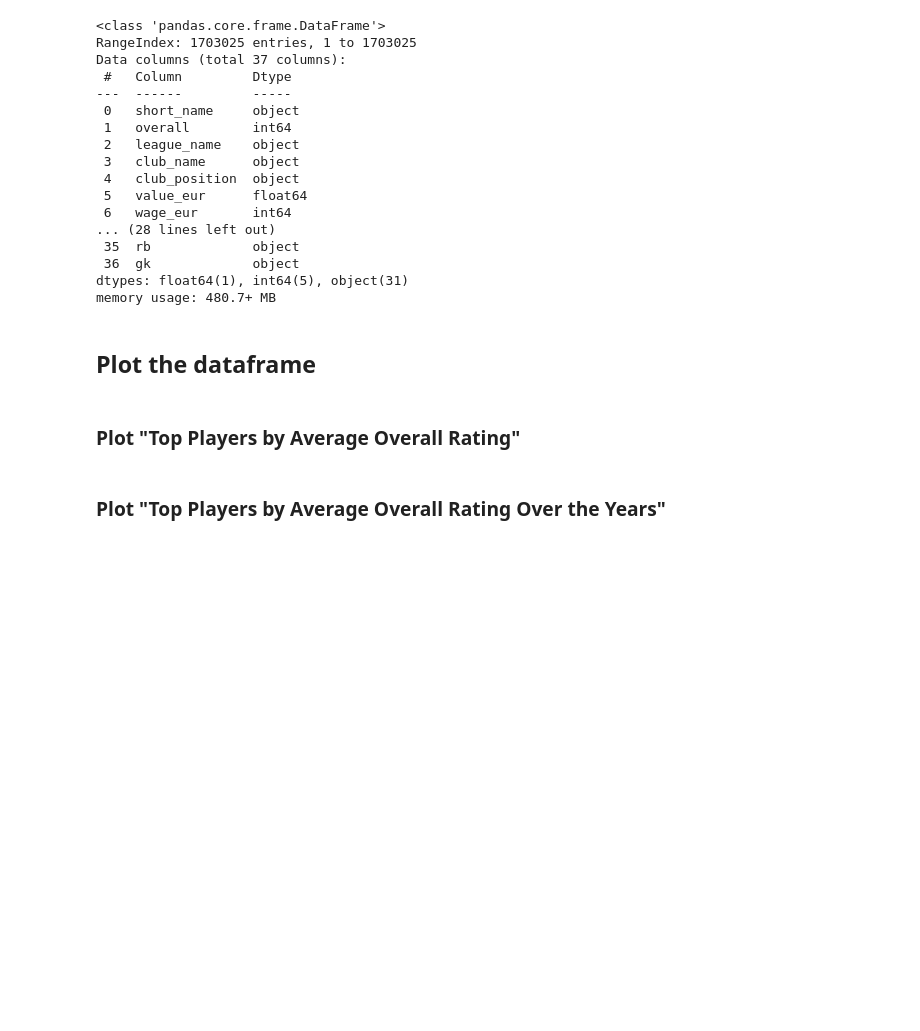
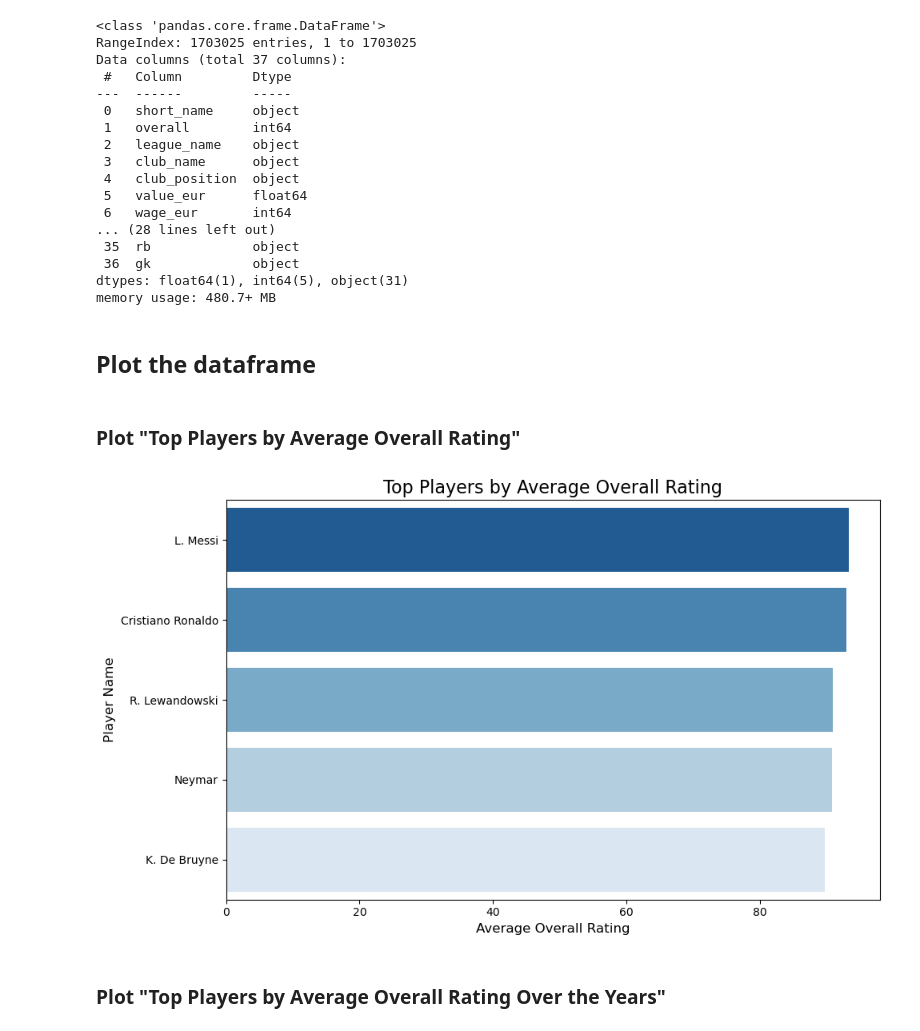
Before and after one commit to abdrahym/Kaggle-FIFA2023CompletePlayer, a Jupyter notebook: FIFA23CompletePlayerDataset.ipynb, the cells around one changed output. Cells and saved outputs as stored; diff of their text form; code cells hidden in the pictures; blank space fills up the shorter version.

```diff
--- a/FIFA23CompletePlayerDataset.ipynb
+++ b/FIFA23CompletePlayerDataset.ipynb
@@ -203,7 +205,7 @@ List for 'view' in 'fifa23completeplayer.duckdb' database:
 # %% [markdown]
 ### import 'qv_mplayers_overall_years' from database to dataframe
 # %%
-df_mplayers_overall_years = FIFA23ConnDbDuckdb.query(
+df_mplayers_overall_years = FIFA23ConnDb.query(
                             "get df view",
                             view='qv_mplayers_overall_years',
                             nrows='all')
@@ -236,31 +238,37 @@ memory usage: 480.7+ MB
 ### Plot "Top Players by Average Overall Rating"
 # %%
 import pandas as pd
-import plotly.express as px
+import seaborn as sns
+import matplotlib.pyplot as plt
 
+# Data Preparation
 df = df_mplayers_overall_years.copy()
 df = df.groupby('short_name')['overall'].mean().reset_index()
 df = df.sort_values(by='overall', ascending=False).head(5)
 
-fig = px.bar(
-    data_frame=df,
+# Plotting with Seaborn
+plt.figure(figsize=(10, 6))
+
+# Bar plot
+sns.barplot(
+    data=df,
     x='overall',
     y='short_name',
-    orientation='h',
-    color='overall',
-    color_continuous_scale='Blues',
-    title='Top Players by Average Overall Rating',
-    labels={'overall': 'Average Overall Rating', 'short_name': 'Player Name'}
+    palette='Blues_r'
 )
 
-fig.update_layout(
-    xaxis_title='Average Overall Rating',
-    yaxis_title='Player Name',
-    yaxis=dict(autorange="reversed"),
-    coloraxis_colorbar_title='Average Rating'
-)
+# Customizing the plot
+plt.title('Top Players by Average Overall Rating', fontsize=16)
+plt.xlabel('Average Overall Rating', fontsize=12)
+plt.ylabel('Player Name', fontsize=12)
+plt.xticks(fontsize=10)
+plt.yticks(fontsize=10)
+plt.tight_layout()
 
-fig.show()
+# Show plot
+plt.show()
+# %% [output]
+[figure, added]
 # %% [markdown]
 ### Plot "Top Players by Average Overall Rating Over the Years"
 # %%
```
Also changed, not shown: parts of 16 cells of this notebook, 4 other files.
